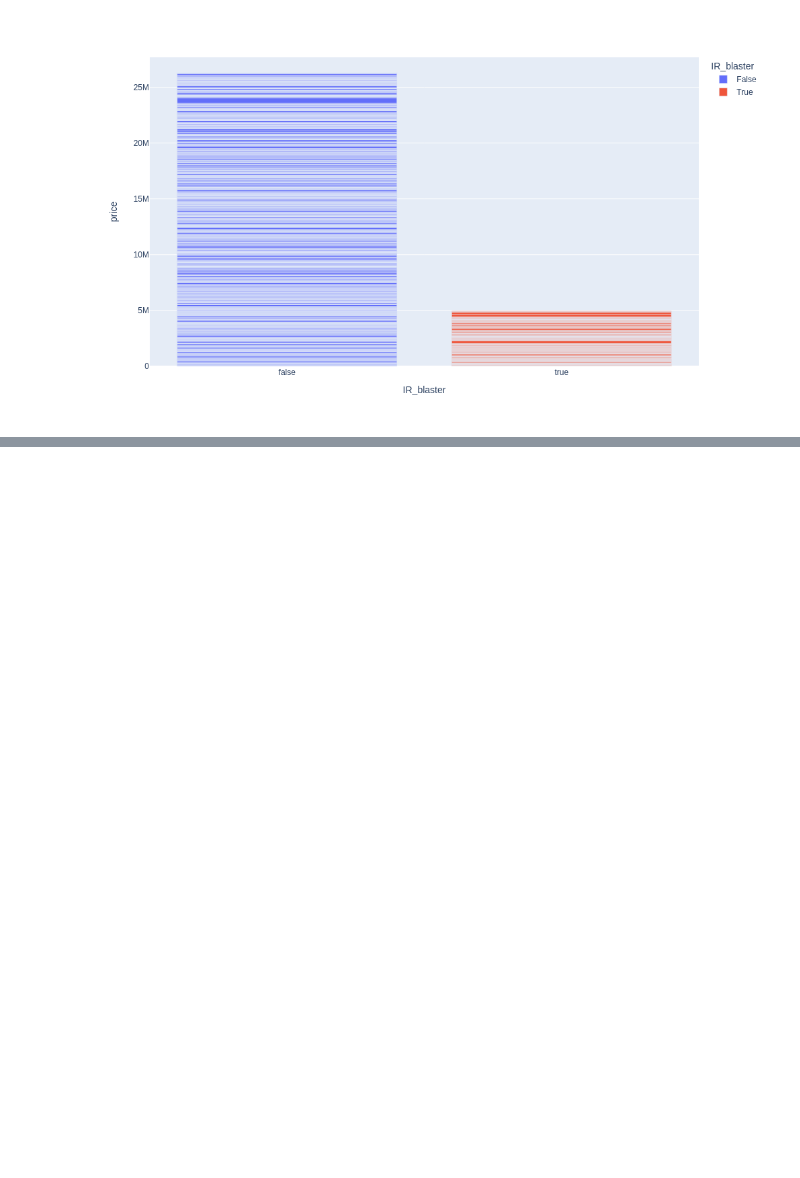
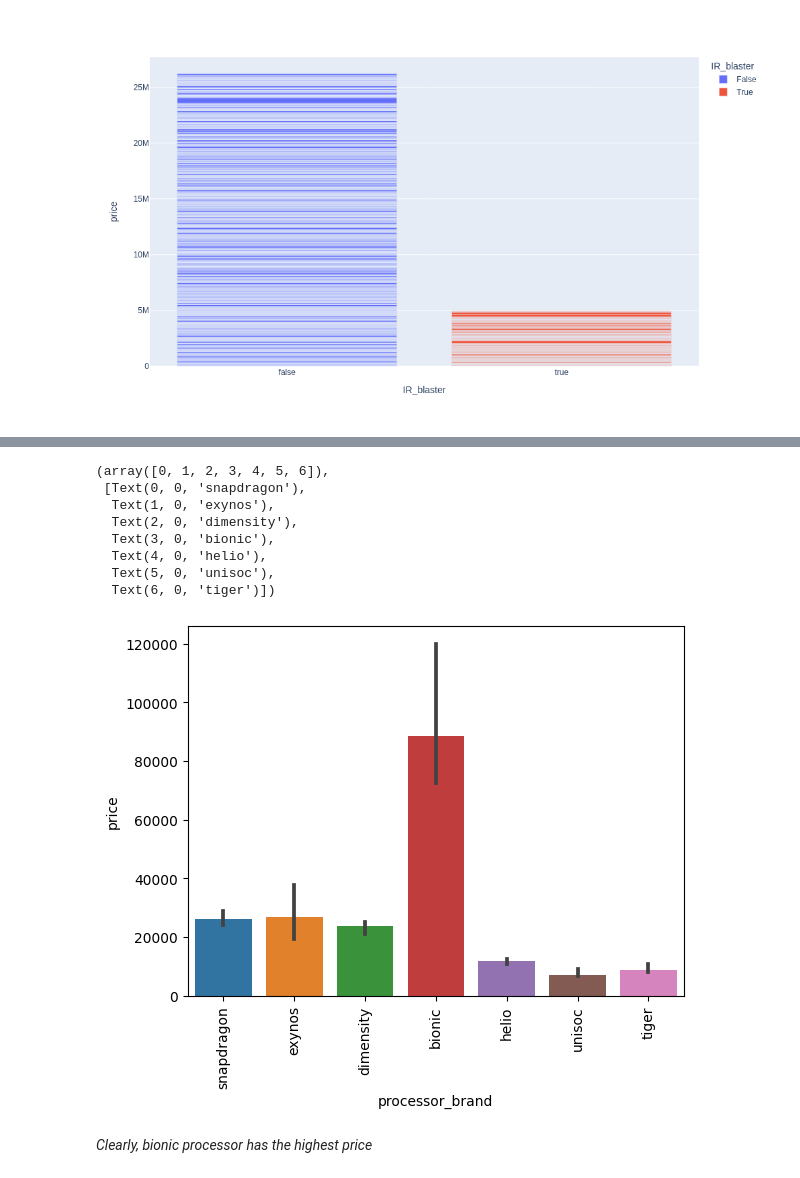
Before and after one commit to NityaVerma19/Data-Cleaning-Smartphone-Dataset, a Jupyter notebook: data-cleaning.ipynb, the cells around one changed output, grey strips where cells are left out. Cells and saved outputs as stored; diff of their text form; code cells hidden in the pictures; blank space fills up the shorter version.

```diff
--- a/data-cleaning.ipynb
+++ b/data-cleaning.ipynb
@@ -1445,0 +1453,18 @@ When grouping with a length-1 list-like, you will need to pass a length-1 tuple
+# %%
+x = df1.groupby("processor_brand").count()['model']
+more_than_10 = df1[df1['processor_brand'].isin(x[x>10].index)]
+# %%
+sns.barplot(more_than_10, x = 'processor_brand', y = 'price', estimator = np.median)
+plt.xticks(rotation = 'vertical')
+# %% [output]
+(array([0, 1, 2, 3, 4, 5, 6]),
+ [Text(0, 0, 'snapdragon'),
+  Text(1, 0, 'exynos'),
+  Text(2, 0, 'dimensity'),
+  Text(3, 0, 'bionic'),
+  Text(4, 0, 'helio'),
+  Text(5, 0, 'unisoc'),
+  Text(6, 0, 'tiger')])
+[figure, added]
+# %% [markdown]
+*Clearly, bionic processor has the highest price*
```
Also changed, not shown: parts of 3 cells of this notebook.
